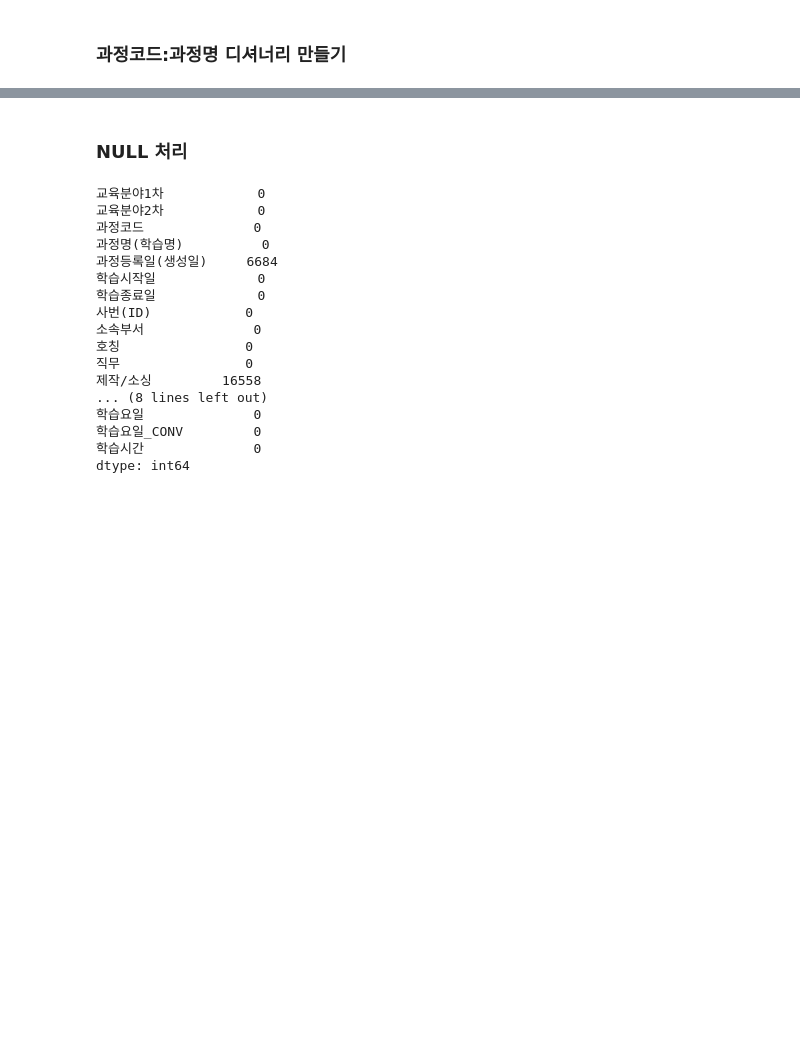
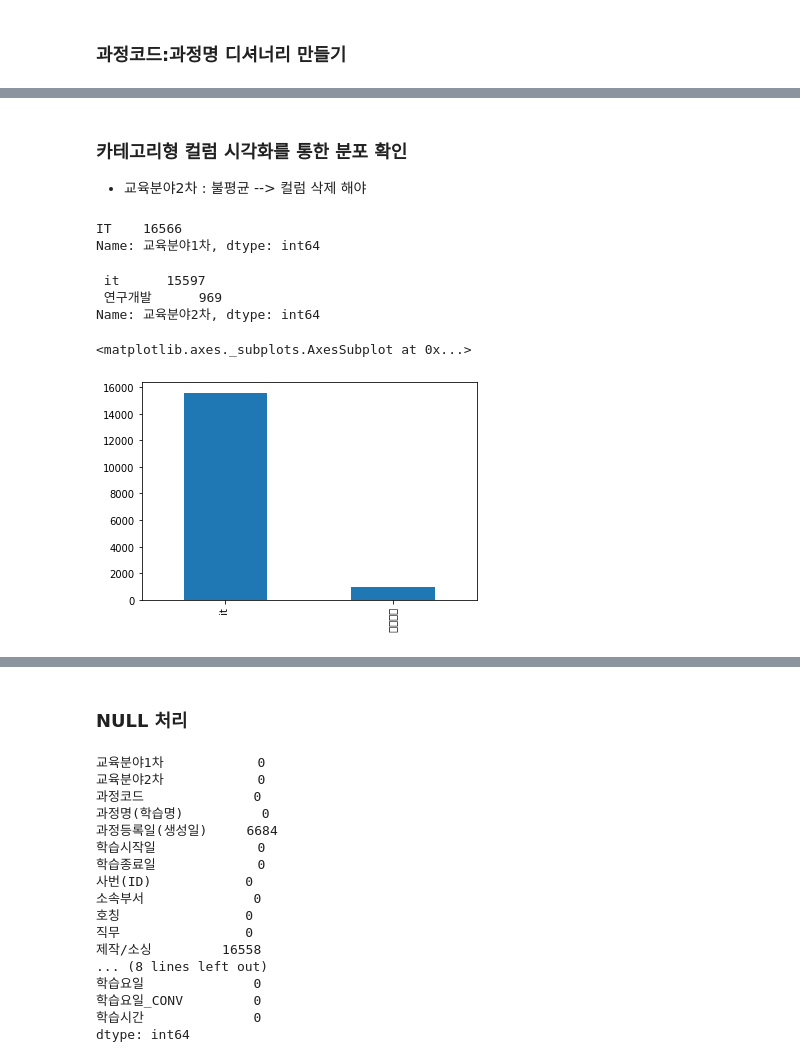
Before and after one commit to gzone2000/my_machine_learning, a Jupyter notebook: ml5/Online_study7.ipynb, the cells around one changed output, grey strips where cells are left out. Drawn from its saved outputs; the diff is of its cells as text; code cells hidden in the pictures; blank space fills up the shorter version.

```diff
--- a/ml5/Online_study7.ipynb
+++ b/ml5/Online_study7.ipynb
@@ -811,0 +702,17 @@ for idx in df_IT_Q.index:
+# %% [markdown]
+### 카테고리형 컬럼 시각화를 통한 분포 확인
+- 교육분야2차 : 불평균 --> 컬럼 삭제 해야
+# %%
+print(df_IT_Q['교육분야1차'].value_counts())
+# %% [output]
+IT    16566
+Name: 교육분야1차, dtype: int64
+# %%
+print(df_IT_Q['교육분야2차'].value_counts())
+df_IT_Q['교육분야2차'].value_counts().plot(kind='bar')
+# %% [output]
+ it      15597
+ 연구개발      969
+Name: 교육분야2차, dtype: int64
+<matplotlib.axes._subplots.AxesSubplot at 0x...>
+[figure, added]
```
Also changed, not shown: parts of 79 cells of this notebook.
